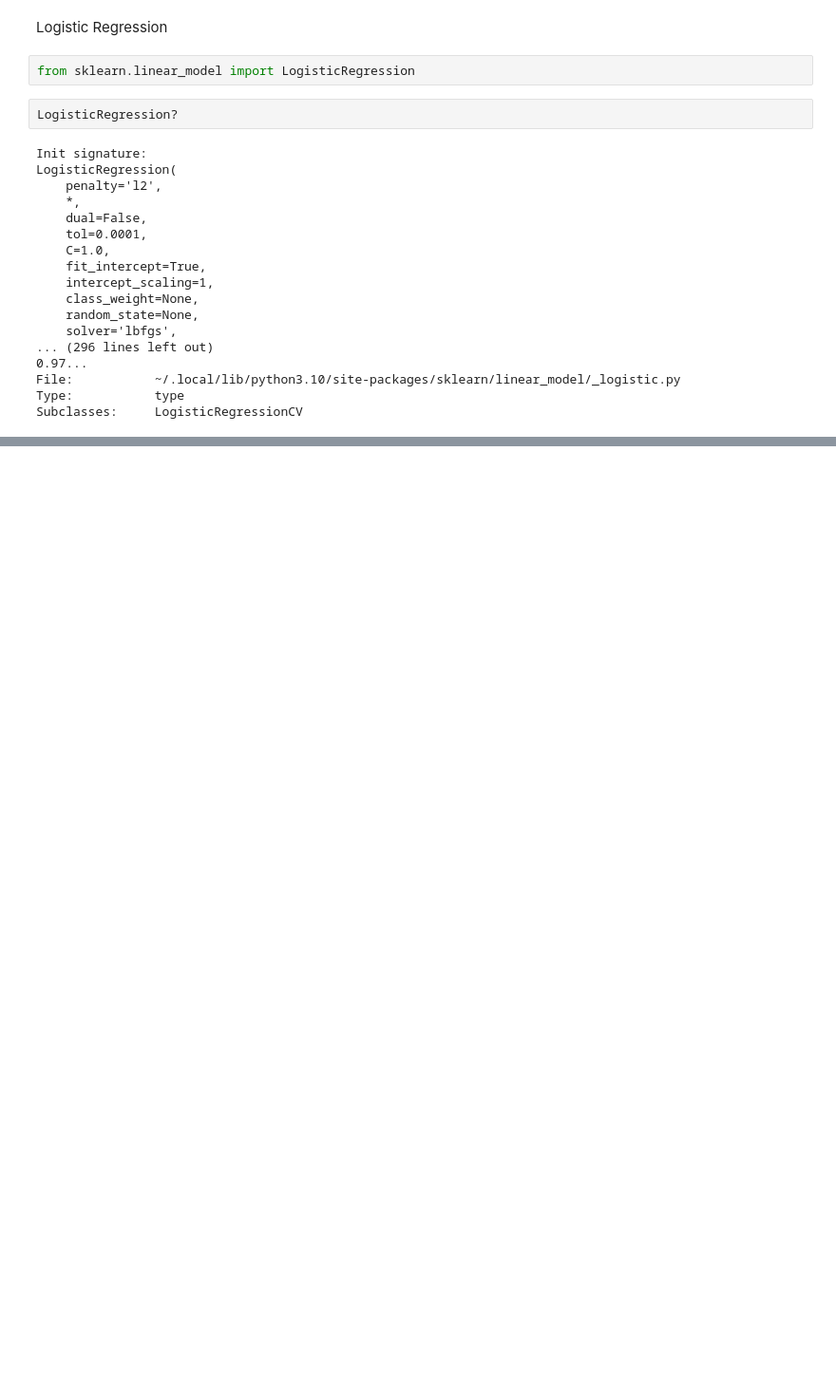
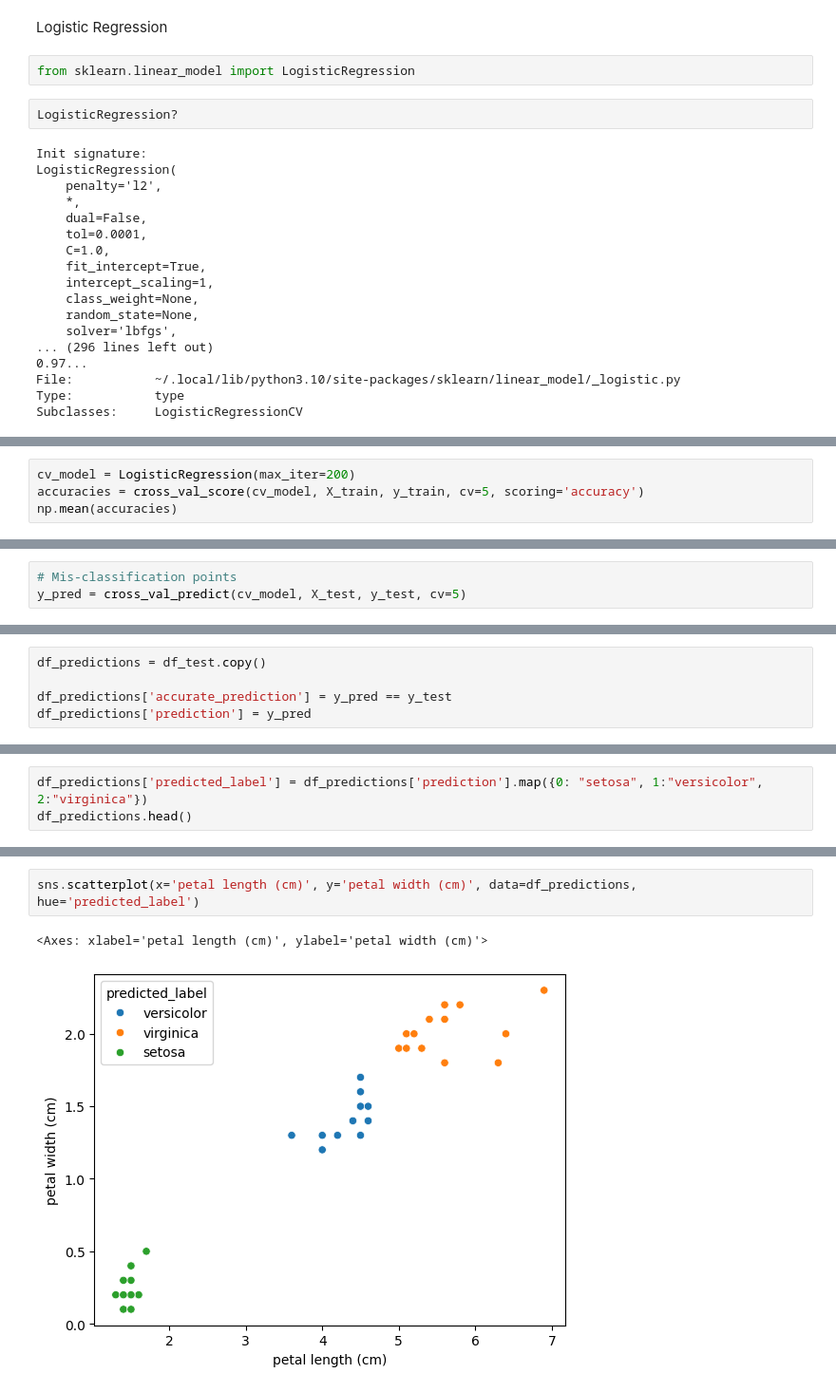
Before and after one commit to adhiraima/machine_learning, a Jupyter notebook: iris.ipynb, the cells around one changed output, grey strips where cells are left out. Shown at 95% size. Cells and saved outputs as stored; diff of their text form; blank space fills up the shorter version.

Commit message:
Logistic regression and cross validation completed for iris

```diff
--- a/iris.ipynb
+++ b/iris.ipynb
@@ -290,0 +362,4 @@ y_test = df_test["target"].values
+# %%
+cv_model = LogisticRegression(max_iter=200)
+accuracies = cross_val_score(cv_model, X_train, y_train, cv=5, scoring='accuracy')
+np.mean(accuracies)
@@ -290,0 +368,3 @@ y_test = df_test["target"].values
+# %%
+# Mis-classification points
+y_pred = cross_val_predict(cv_model, X_test, y_test, cv=5)
@@ -290,0 +384,5 @@ y_test = df_test["target"].values
+# %%
+df_predictions = df_test.copy()
+
+df_predictions['accurate_prediction'] = y_pred == y_test
+df_predictions['prediction'] = y_pred
@@ -290,0 +398,3 @@ y_test = df_test["target"].values
+# %%
+df_predictions['predicted_label'] = df_predictions['prediction'].map({0: "setosa", 1:"versicolor", 2:"virginica"})
+df_predictions.head()
@@ -290,0 +408,5 @@ y_test = df_test["target"].values
+# %%
+sns.scatterplot(x='petal length (cm)', y='petal width (cm)', data=df_predictions, hue='predicted_label')
+# %% [output]
+<Axes: xlabel='petal length (cm)', ylabel='petal width (cm)'>
+[figure, added]
```
Also changed, not shown: parts of 24 cells of this notebook.
